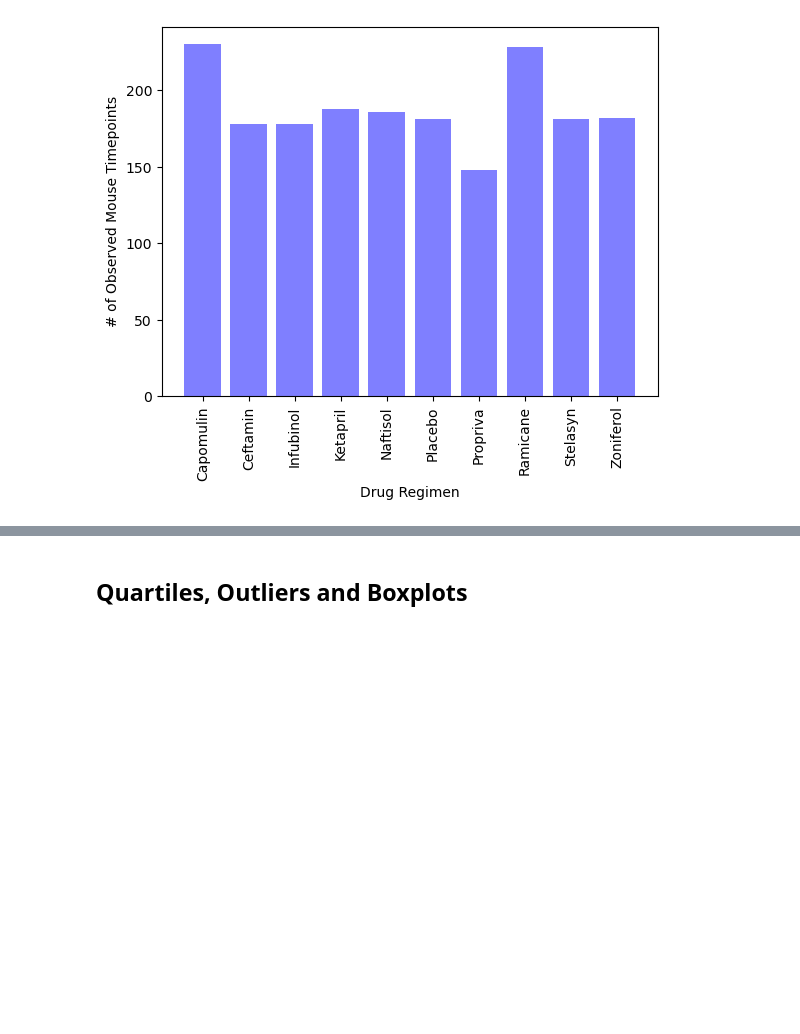
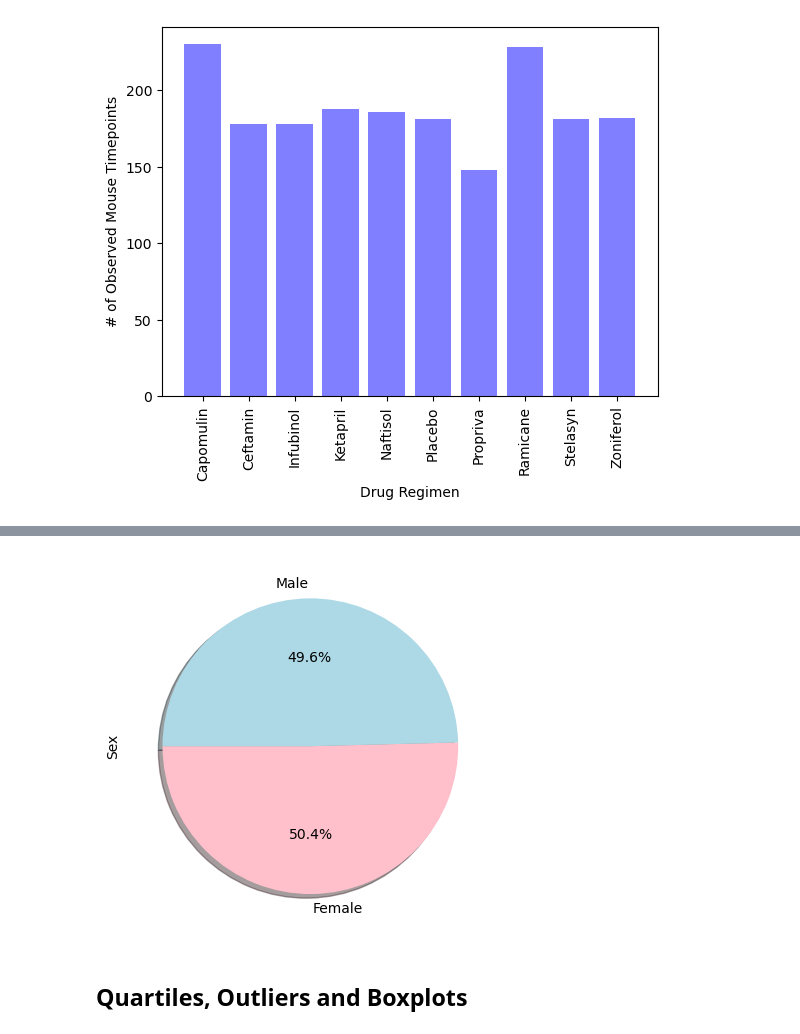
Before and after one commit to sarsteg/Pymaceuticals, a Jupyter notebook: pymaceuticals_analysis.ipynb, the cells around one changed output, grey strips where cells are left out. Drawn from its saved outputs; the diff is of its cells as text; code cells hidden in the pictures; blank space fills up the shorter version.

```diff
--- a/pymaceuticals_analysis.ipynb
+++ b/pymaceuticals_analysis.ipynb
@@ -215,25 +218,21 @@ first_timepoint.groupby(['Sex']).value_counts().plot(kind='pie', ylabel='Sex', s
 # %%
 # Generate a pie plot showing the distribution of female versus male mice using pyplot
-labels_sex = clean_mouse_data['Sex'].unique()
-sizes_sex = clean_mouse_data['Sex'].value_counts()
 
-# Create a column that is percentages of the total
-percent_sex = clean_mouse_data['Sex'].value_counts() / clean_mouse_data["Mouse ID"].nunique()
-
-# Format the percentages
-percent_sex = percent_sex.map("{:.1%}".format)
-
-# Labels for the sections of our pie chart were already created above before they were merged into a dataframe
-# labels_sex
-# sizes_sex
-
-# The values of each section of the pie chart
-
+# Create the lists
+labels_sex = first_timepoint['Sex'].unique()
+sizes_sex = first_timepoint['Sex'].value_counts()
+# print(labels_sex)
+# print(sizes_sex)
 
 # The colors of each section of the pie chart
-
+colors = ["pink", "lightblue"]
 
 # Create the pie chart based upon the values above
+plt.pie(sizes_sex, labels=labels_sex, colors=colors, autopct='%1.1f%%', shadow=True, startangle=180)
+plt.ylabel("Sex")
+plt.show()
+# %% [output]
+[figure, added]
 # %% [markdown]
 ## Quartiles, Outliers and Boxplots
 # %%
```
Also changed, not shown: parts of 1 cell of this notebook.
